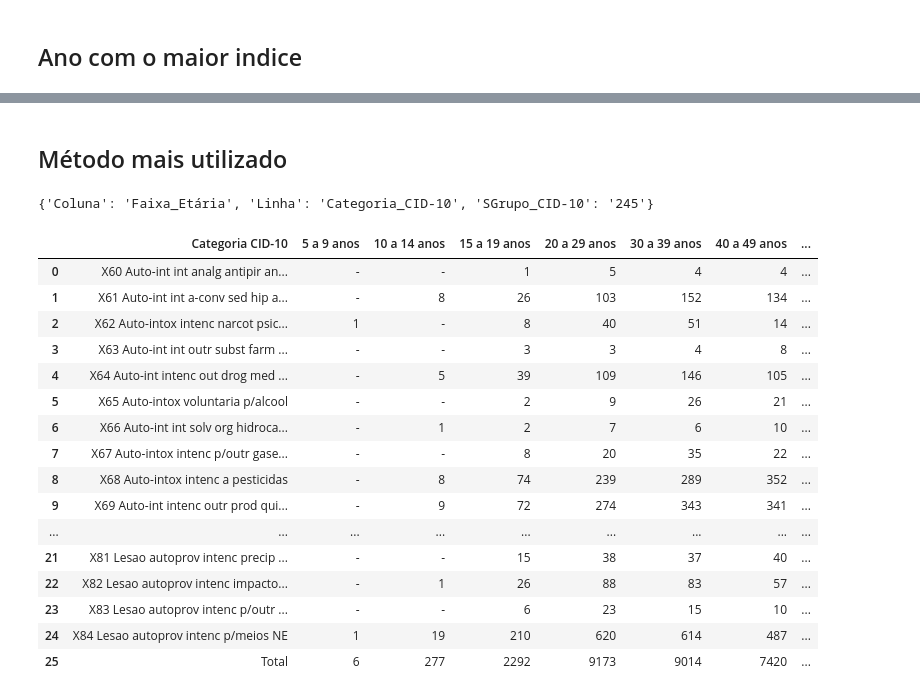
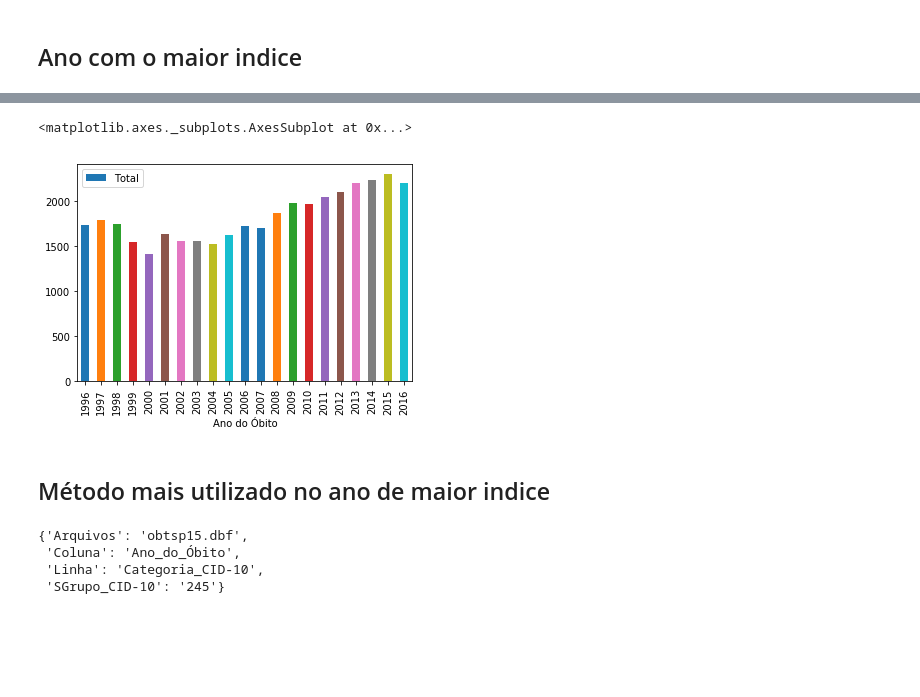
Before and after one commit to vitebo/suicide-analysis, a Jupyter notebook: src/dados.ipynb, the cells around one changed output, grey strips where cells are left out. Saved outputs shown, nothing was run; the diff lists cells and outputs as text; code cells hidden in the pictures; blank space fills up the shorter version.

```diff
--- a/src/dados.ipynb
+++ b/src/dados.ipynb
@@ -15,8 +15,8 @@ options_default = {
 ## Ano com o maior indice
 # %%
 options = {
-    'Coluna': 'Ano_do_Óbito',
-    'Linha': 'Faixa_Etária',
+    'Linha': 'Ano_do_Óbito',
+    'Coluna': 'Capítulo_CID-10'
 }
 options.update(options_default)
 options
@@ -44,14 +25,3 @@ table
-# %% [markdown]
-## Método mais utilizado
-# %%
-options = {
-    'Coluna': 'Faixa_Etária',
-    'Linha': 'Categoria_CID-10',
-}
-options.update(options_default)
-options
-# %% [output]
-{'Coluna': 'Faixa_Etária', 'Linha': 'Categoria_CID-10', 'SGrupo_CID-10': '245'}
 # %%
 content = service.search(options)
 # %%
@@ -59,20 +29,22 @@ table_2 = pandas.read_csv(content, sep=';')
-# %%
-table_2
-# %% [output]
-|  | Categoria CID-10 | 5 a 9 anos | 10 a 14 anos | 15 a 19 anos | 20 a 29 anos | 30 a 39 anos | 40 a 49 anos | ... |
-| 0 | X60 Auto-int int analg antipir an... | - | - | 1 | 5 | 4 | 4 | ... |
-| 1 | X61 Auto-int int a-conv sed hip a... | - | 8 | 26 | 103 | 152 | 134 | ... |
-| 2 | X62 Auto-intox intenc narcot psic... | 1 | - | 8 | 40 | 51 | 14 | ... |
-| 3 | X63 Auto-int int outr subst farm ... | - | - | 3 | 3 | 4 | 8 | ... |
-| 4 | X64 Auto-int intenc out drog med ... | - | 5 | 39 | 109 | 146 | 105 | ... |
-| 5 | X65 Auto-intox voluntaria p/alcool | - | - | 2 | 9 | 26 | 21 | ... |
-| 6 | X66 Auto-int int solv org hidroca... | - | 1 | 2 | 7 | 6 | 10 | ... |
-| 7 | X67 Auto-intox intenc p/outr gase... | - | - | 8 | 20 | 35 | 22 | ... |
-| 8 | X68 Auto-intox intenc a pesticidas | - | 8 | 74 | 239 | 289 | 352 | ... |
-| 9 | X69 Auto-int intenc outr prod qui... | - | 9 | 72 | 274 | 343 | 341 | ... |
-| ... | ... | ... | ... | ... | ... | ... | ... | ... |
-| 21 | X81 Lesao autoprov intenc precip ... | - | - | 15 | 38 | 37 | 40 | ... |
-| 22 | X82 Lesao autoprov intenc impacto... | - | 1 | 26 | 88 | 83 | 57 | ... |
-| 23 | X83 Lesao autoprov intenc p/outr ... | - | - | 6 | 23 | 15 | 10 | ... |
-| 24 | X84 Lesao autoprov intenc p/meios NE | 1 | 19 | 210 | 620 | 614 | 487 | ... |
-| 25 | Total | 6 | 277 | 2292 | 9173 | 9014 | 7420 | ... |
+# %%
+table_f = table.drop(columns=['Cap XX'])
+table_f = table_f.drop(21, 0)
+table_f.plot(x='Ano do Óbito', y='Total', kind='bar')
+# %% [output]
+<matplotlib.axes._subplots.AxesSubplot at 0x...>
+[figure, added]
+# %% [markdown]
+## Método mais utilizado no ano de maior indice
+# %%
+options = {
+    'Linha': 'Categoria_CID-10',
+    'Coluna': 'Ano_do_Óbito',
+    'Arquivos': 'obtsp15.dbf'
+}
+options.update(options_default)
+options
+# %% [output]
+{'Arquivos': 'obtsp15.dbf',
+ 'Coluna': 'Ano_do_Óbito',
+ 'Linha': 'Categoria_CID-10',
+ 'SGrupo_CID-10': '245'}
```
Also changed, not shown: parts of 6 cells of this notebook, 3 other files.
